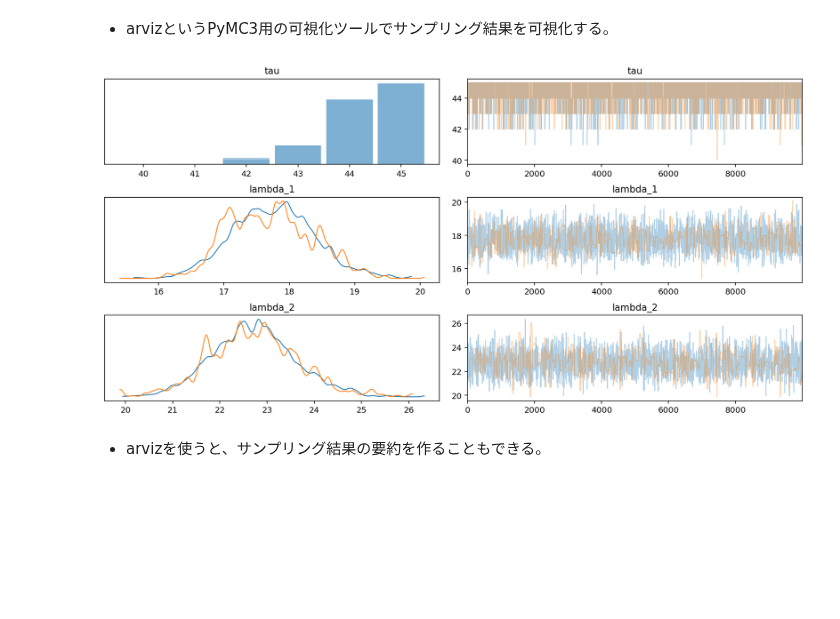
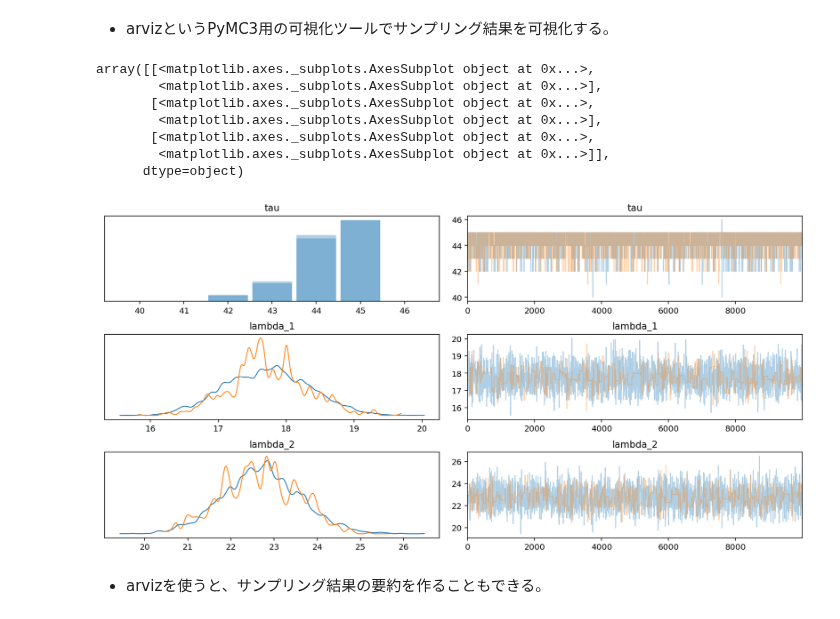
Before and after one commit to tomonari-masada/course2021-stats2, a Jupyter notebook: 01_introduction.ipynb, the cells around one changed output. Saved outputs shown, nothing was run; the diff lists cells and outputs as text; code cells hidden in the pictures; blank space fills up the shorter version.

```diff
--- a/01_introduction.ipynb
+++ b/01_introduction.ipynb
@@ -476,10 +506,16 @@ plt.legend(loc="upper left")
 * arvizというPyMC3用の可視化ツールでサンプリング結果を可視化する。
 # %%
 import arviz as az
-with model:
-    az.plot_trace(trace)
+az.plot_trace(trace)
 # %% [output]
+array([[<matplotlib.axes._subplots.AxesSubplot object at 0x...>,
+        <matplotlib.axes._subplots.AxesSubplot object at 0x...>],
+       [<matplotlib.axes._subplots.AxesSubplot object at 0x...>,
+        <matplotlib.axes._subplots.AxesSubplot object at 0x...>],
+       [<matplotlib.axes._subplots.AxesSubplot object at 0x...>,
+        <matplotlib.axes._subplots.AxesSubplot object at 0x...>]],
+      dtype=object)
-[figure, old version]
+[figure, new version]
 # %% [markdown]
 * arvizを使うと、サンプリング結果の要約を作ることもできる。
 # %%
```
Also changed, not shown: parts of 50 cells of this notebook.
